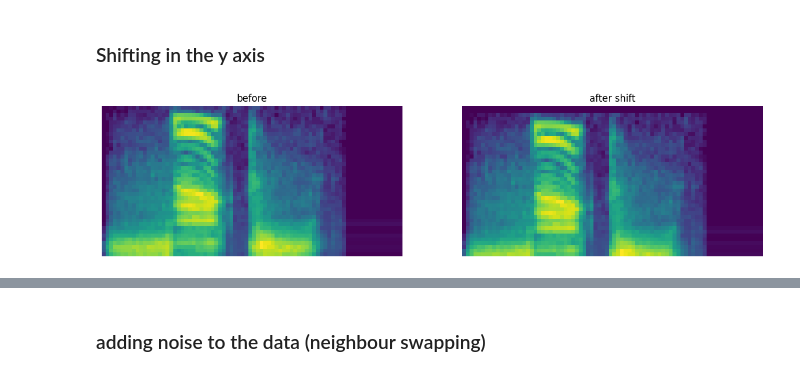
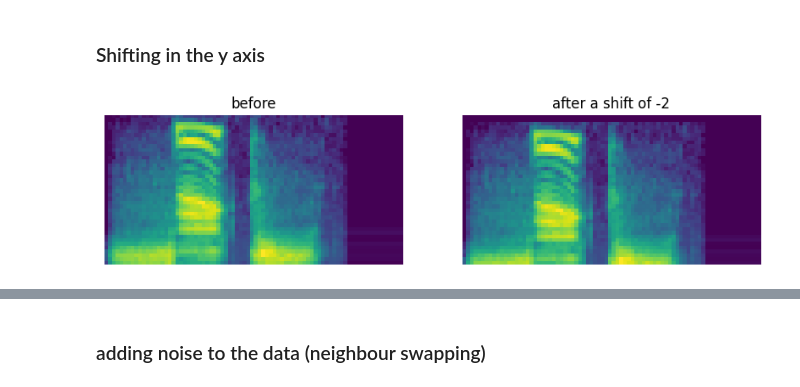
Before and after one commit to thomasshoesmith/Intel-Neuromorphic-Research-Project, a Jupyter notebook: augmentation.ipynb, the cells around one changed output, grey strips where cells are left out. Cells and saved outputs as stored; diff of their text form; code cells hidden in the pictures.

```diff
--- a/augmentation.ipynb
+++ b/augmentation.ipynb
@@ -32,15 +68,20 @@ if shift_value < 0:
 # %%
+x_train = copy.deepcopy(training_images[0])
+shift = np.random.randint(-5, 5)
+
+new_x_train = shift_y_axis(x_train, shift)
+
 fig, (ax1, ax2) = plt.subplots(1, 2)
 
 ax1.set_title("before")
 ax1.imshow(x_train)
 ax1.axis("off")
 
-ax2.set_title("after shift")
+ax2.set_title(f"after a shift of {shift}")
 ax2.imshow(new_x_train)
 ax2.axis("off")
 
 plt.rcParams["figure.figsize"] = (15, 10)
 plt.show()
 # %% [output]
-[figure, old version]
+[figure, new version]
```
Also changed, not shown: parts of 14 cells of this notebook.
